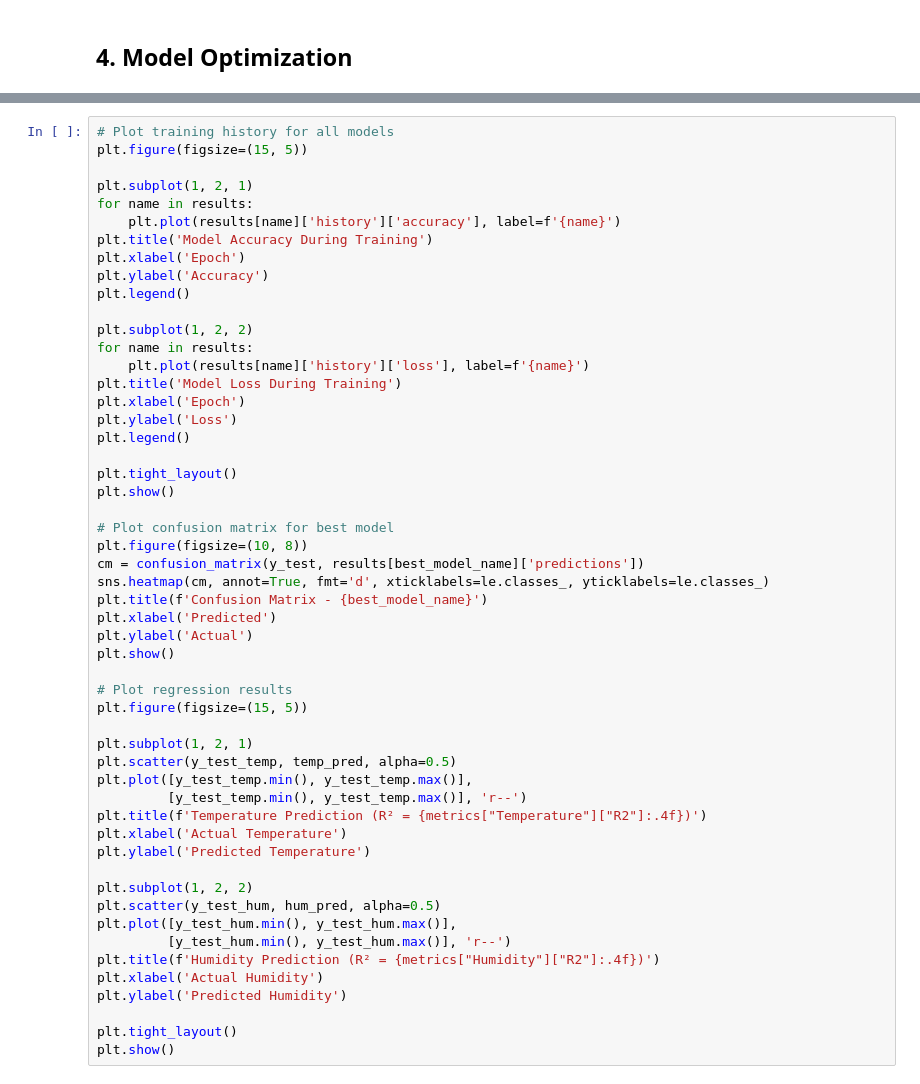
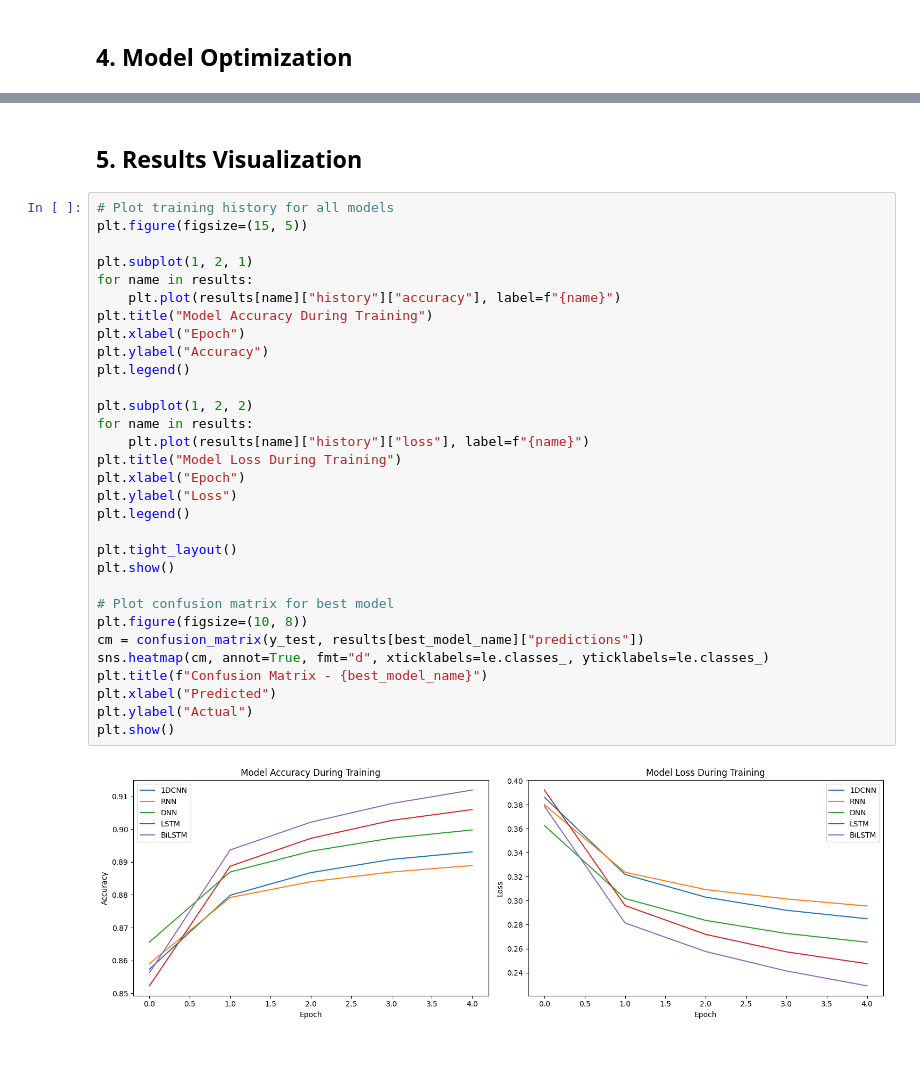
Before and after one commit to amrpyt/ML-peojct, a Jupyter notebook: src/air_quality_analysis.ipynb, the cells around one changed output, grey strips where cells are left out. Cells and saved outputs as stored; diff of their text form; blank space fills up the shorter version.

```diff
--- a/src/air_quality_analysis.ipynb
+++ b/src/air_quality_analysis.ipynb
@@ -402,53 +393,35 @@ for target, metric in metrics.items():
+# %% [markdown]
+## 5. Results Visualization
 # %%
 # Plot training history for all models
 plt.figure(figsize=(15, 5))
 
 plt.subplot(1, 2, 1)
 for name in results:
-    plt.plot(results[name]['history']['accuracy'], label=f'{name}')
-plt.title('Model Accuracy During Training')
-plt.xlabel('Epoch')
-plt.ylabel('Accuracy')
+    plt.plot(results[name]["history"]["accuracy"], label=f"{name}")
+plt.title("Model Accuracy During Training")
+plt.xlabel("Epoch")
+plt.ylabel("Accuracy")
 plt.legend()
 
 plt.subplot(1, 2, 2)
 for name in results:
-    plt.plot(results[name]['history']['loss'], label=f'{name}')
-plt.title('Model Loss During Training')
-plt.xlabel('Epoch')
-plt.ylabel('Loss')
+    plt.plot(results[name]["history"]["loss"], label=f"{name}")
+plt.title("Model Loss During Training")
+plt.xlabel("Epoch")
+plt.ylabel("Loss")
 plt.legend()
 
 plt.tight_layout()
 plt.show()
 
 # Plot confusion matrix for best model
 plt.figure(figsize=(10, 8))
-cm = confusion_matrix(y_test, results[best_model_name]['predictions'])
-sns.heatmap(cm, annot=True, fmt='d', xticklabels=le.classes_, yticklabels=le.classes_)
-plt.title(f'Confusion Matrix - {best_model_name}')
-plt.xlabel('Predicted')
-plt.ylabel('Actual')
+cm = confusion_matrix(y_test, results[best_model_name]["predictions"])
+sns.heatmap(cm, annot=True, fmt="d", xticklabels=le.classes_, yticklabels=le.classes_)
+plt.title(f"Confusion Matrix - {best_model_name}")
+plt.xlabel("Predicted")
+plt.ylabel("Actual")
 plt.show()
-
-# Plot regression results
-plt.figure(figsize=(15, 5))
-
-plt.subplot(1, 2, 1)
-plt.scatter(y_test_temp, temp_pred, alpha=0.5)
-plt.plot([y_test_temp.min(), y_test_temp.max()],
-         [y_test_temp.min(), y_test_temp.max()], 'r--')
-plt.title(f'Temperature Prediction (R² = {metrics["Temperature"]["R2"]:.4f})')
-plt.xlabel('Actual Temperature')
-plt.ylabel('Predicted Temperature')
-
-plt.subplot(1, 2, 2)
-plt.scatter(y_test_hum, hum_pred, alpha=0.5)
-plt.plot([y_test_hum.min(), y_test_hum.max()],
-         [y_test_hum.min(), y_test_hum.max()], 'r--')
-plt.title(f'Humidity Prediction (R² = {metrics["Humidity"]["R2"]:.4f})')
-plt.xlabel('Actual Humidity')
-plt.ylabel('Predicted Humidity')
-
-plt.tight_layout()
-plt.show()
+# %% [output]
+[figure, added]
```
Also changed, not shown: parts of 13 cells of this notebook, 4 other files.
